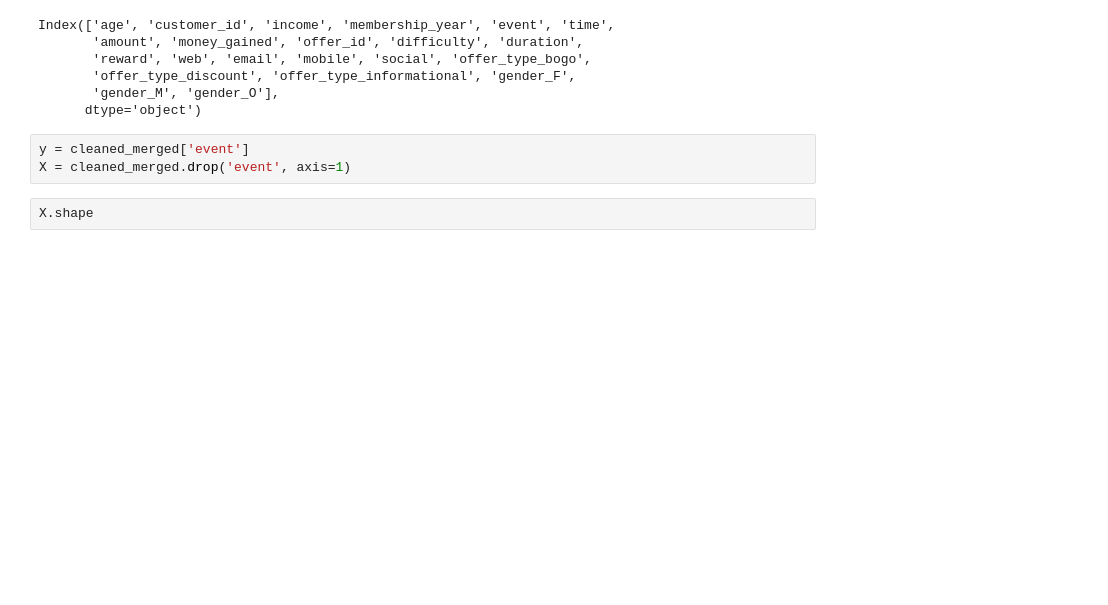
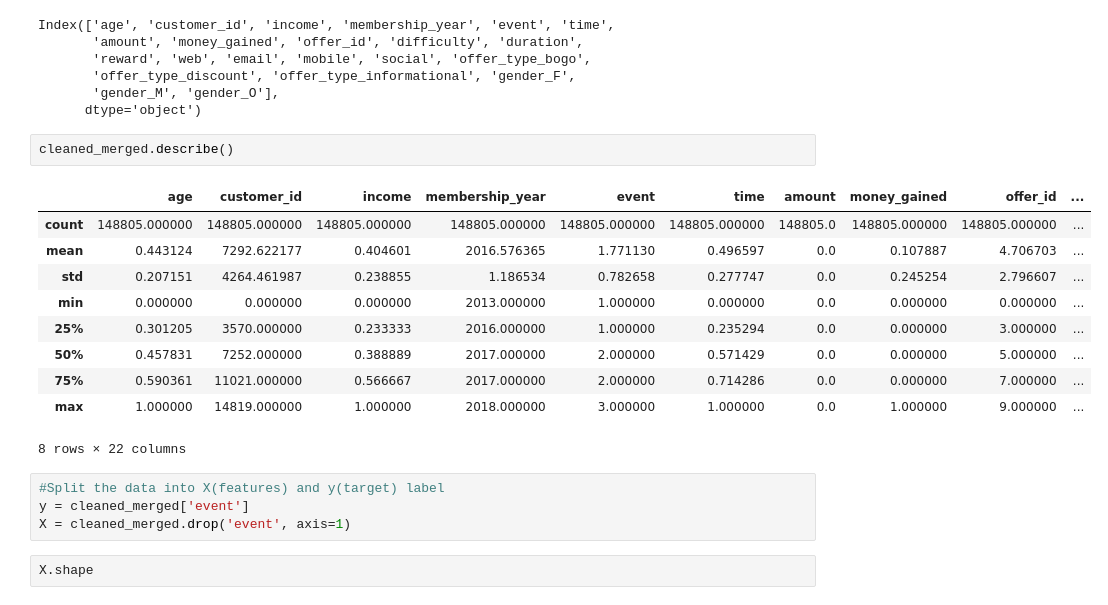
Before and after one commit to AnnieThomas02/Starbucks-Capstone-Project, a Jupyter notebook: Starbucks_Capstone_notebook.ipynb, the cells around one changed output. Saved outputs shown, nothing was run; the diff lists cells and outputs as text; blank space fills up the shorter version.

```diff
--- a/Starbucks_Capstone_notebook.ipynb
+++ b/Starbucks_Capstone_notebook.ipynb
@@ -723,7 +728,21 @@ Index(['age', 'customer_id', 'income', 'membership_year', 'event', 'time',
        'offer_type_discount', 'offer_type_informational', 'gender_F',
        'gender_M', 'gender_O'],
       dtype='object')
+# %%
+cleaned_merged.describe()
+# %% [output]
+|  | age | customer_id | income | membership_year | event | time | amount | money_gained | offer_id | ... |
+| count | 148805.000000 | 148805.000000 | 148805.000000 | 148805.000000 | 148805.000000 | 148805.000000 | 148805.0 | 148805.000000 | 148805.000000 | ... |
+| mean | 0.443124 | 7292.622177 | 0.404601 | 2016.576365 | 1.771130 | 0.496597 | 0.0 | 0.107887 | 4.706703 | ... |
+| std | 0.207151 | 4264.461987 | 0.238855 | 1.186534 | 0.782658 | 0.277747 | 0.0 | 0.245254 | 2.796607 | ... |
+| min | 0.000000 | 0.000000 | 0.000000 | 2013.000000 | 1.000000 | 0.000000 | 0.0 | 0.000000 | 0.000000 | ... |
+| 25% | 0.301205 | 3570.000000 | 0.233333 | 2016.000000 | 1.000000 | 0.235294 | 0.0 | 0.000000 | 3.000000 | ... |
+| 50% | 0.457831 | 7252.000000 | 0.388889 | 2017.000000 | 2.000000 | 0.571429 | 0.0 | 0.000000 | 5.000000 | ... |
+| 75% | 0.590361 | 11021.000000 | 0.566667 | 2017.000000 | 2.000000 | 0.714286 | 0.0 | 0.000000 | 7.000000 | ... |
+| max | 1.000000 | 14819.000000 | 1.000000 | 2018.000000 | 3.000000 | 1.000000 | 0.0 | 1.000000 | 9.000000 | ... |
+8 rows × 22 columns
 # %%
+#Split the data into X(features) and y(target) label
 y = cleaned_merged['event']
 X = cleaned_merged.drop('event', axis=1)
 # %%
```
Also changed, not shown: parts of 21 cells of this notebook.
